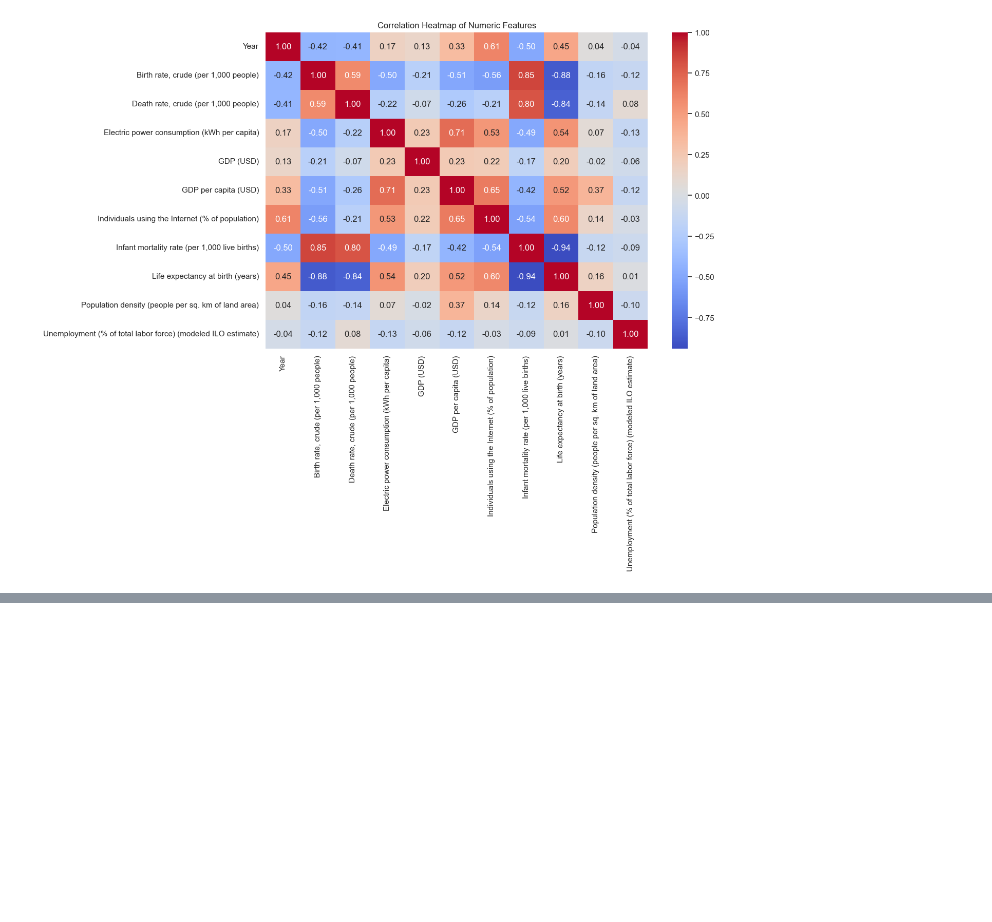
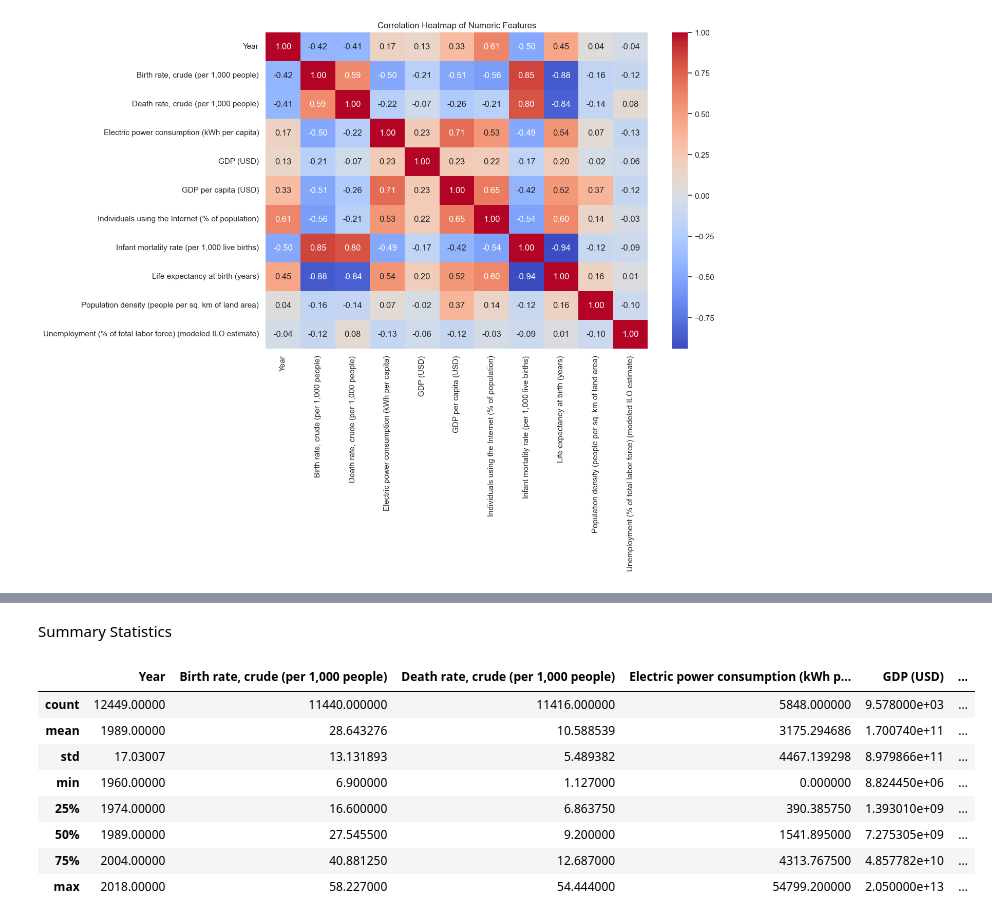
Before and after one commit to AkshatSahay72/worldbank-data-visualisation, a Jupyter notebook: main.ipynb, the cells around one changed output, grey strips where cells are left out. Cells and saved outputs as stored; diff of their text form; code cells hidden in the pictures; blank space fills up the shorter version.

```diff
--- a/main.ipynb
+++ b/main.ipynb
@@ -149,0 +191,14 @@ plt.show()
+# %% [markdown]
+Summary Statistics
+# %%
+df.describe()
+# %% [output]
+|  | Year | Birth rate, crude (per 1,000 people) | Death rate, crude (per 1,000 people) | Electric power consumption (kWh p... | GDP (USD) | ... |
+| count | 12449.00000 | 11440.000000 | 11416.000000 | 5848.000000 | 9.578000e+03 | ... |
+| mean | 1989.00000 | 28.643276 | 10.588539 | 3175.294686 | 1.700740e+11 | ... |
+| std | 17.03007 | 13.131893 | 5.489382 | 4467.139298 | 8.979866e+11 | ... |
+| min | 1960.00000 | 6.900000 | 1.127000 | 0.000000 | 8.824450e+06 | ... |
+| 25% | 1974.00000 | 16.600000 | 6.863750 | 390.385750 | 1.393010e+09 | ... |
+| 50% | 1989.00000 | 27.545500 | 9.200000 | 1541.895000 | 7.275305e+09 | ... |
+| 75% | 2004.00000 | 40.881250 | 12.687000 | 4313.767500 | 4.857782e+10 | ... |
+| max | 2018.00000 | 58.227000 | 54.444000 | 54799.200000 | 2.050000e+13 | ... |
```
Also changed, not shown: parts of 18 cells of this notebook.
